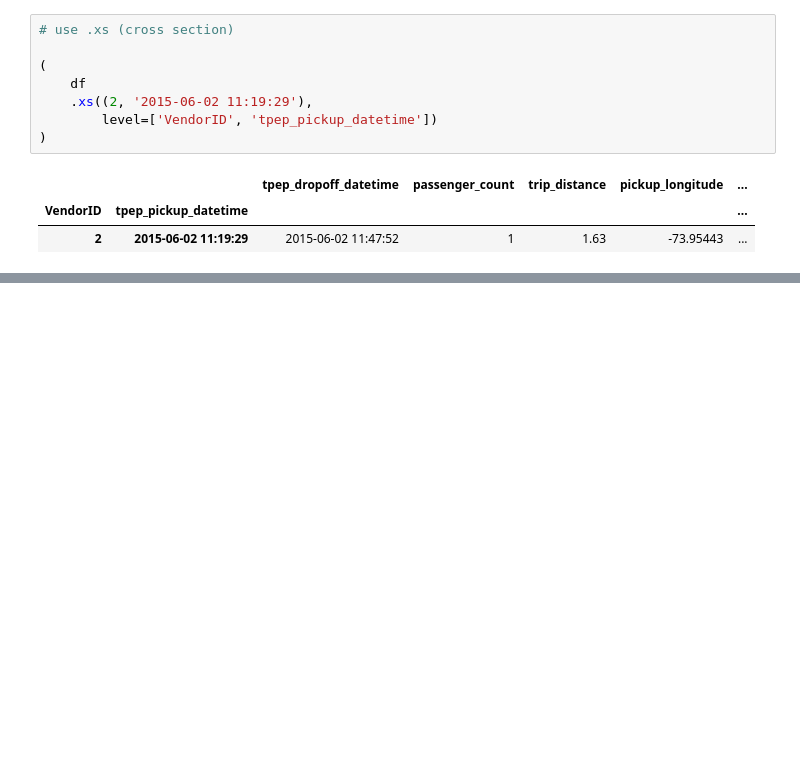
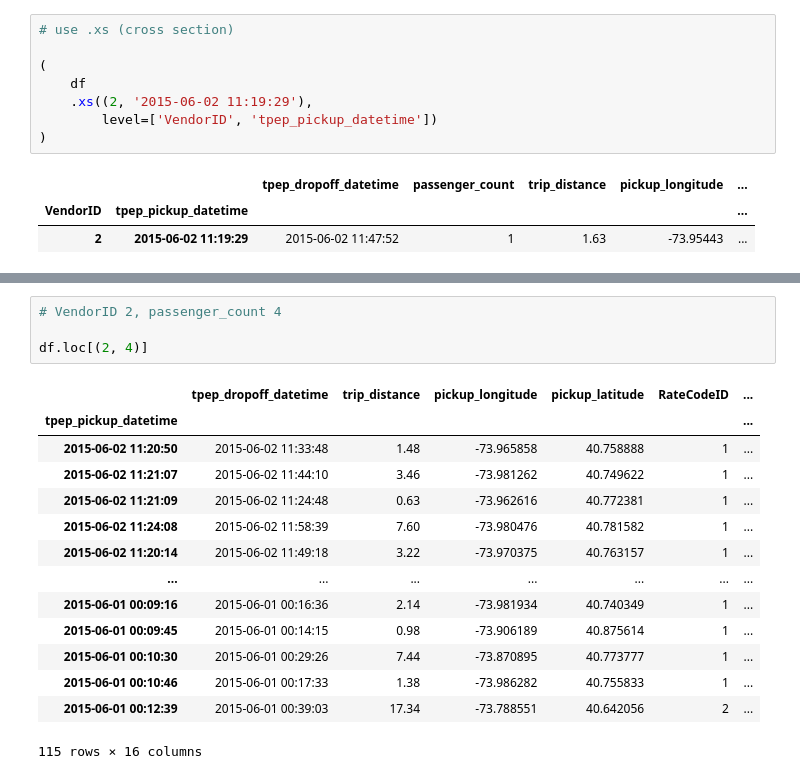
Before and after one commit to reuven/apple-2025-02February-pandas, a Jupyter notebook: 2025-03March-11.ipynb, the cells around one changed output, grey strips where cells are left out. Saved outputs shown, nothing was run; the diff lists cells and outputs as text; blank space fills up the shorter version.

```diff
--- a/2025-03March-11.ipynb
+++ b/2025-03March-11.ipynb
@@ -397,0 +417,19 @@ df
+# %%
+# VendorID 2, passenger_count 4
+
+df.loc[(2, 4)]
+# %% [output]
+|  | tpep_dropoff_datetime | trip_distance | pickup_longitude | pickup_latitude | RateCodeID | ... |
+| tpep_pickup_datetime |  |  |  |  |  | ... |
+| 2015-06-02 11:20:50 | 2015-06-02 11:33:48 | 1.48 | -73.965858 | 40.758888 | 1 | ... |
+| 2015-06-02 11:21:07 | 2015-06-02 11:44:10 | 3.46 | -73.981262 | 40.749622 | 1 | ... |
+| 2015-06-02 11:21:09 | 2015-06-02 11:24:48 | 0.63 | -73.962616 | 40.772381 | 1 | ... |
+| 2015-06-02 11:24:08 | 2015-06-02 11:58:39 | 7.60 | -73.980476 | 40.781582 | 1 | ... |
+| 2015-06-02 11:20:14 | 2015-06-02 11:49:18 | 3.22 | -73.970375 | 40.763157 | 1 | ... |
+| ... | ... | ... | ... | ... | ... | ... |
+| 2015-06-01 00:09:16 | 2015-06-01 00:16:36 | 2.14 | -73.981934 | 40.740349 | 1 | ... |
+| 2015-06-01 00:09:45 | 2015-06-01 00:14:15 | 0.98 | -73.906189 | 40.875614 | 1 | ... |
+| 2015-06-01 00:10:30 | 2015-06-01 00:29:26 | 7.44 | -73.870895 | 40.773777 | 1 | ... |
+| 2015-06-01 00:10:46 | 2015-06-01 00:17:33 | 1.38 | -73.986282 | 40.755833 | 1 | ... |
+| 2015-06-01 00:12:39 | 2015-06-01 00:39:03 | 17.34 | -73.788551 | 40.642056 | 2 | ... |
+115 rows × 16 columns
```
Also changed, not shown: parts of 2 cells of this notebook.
